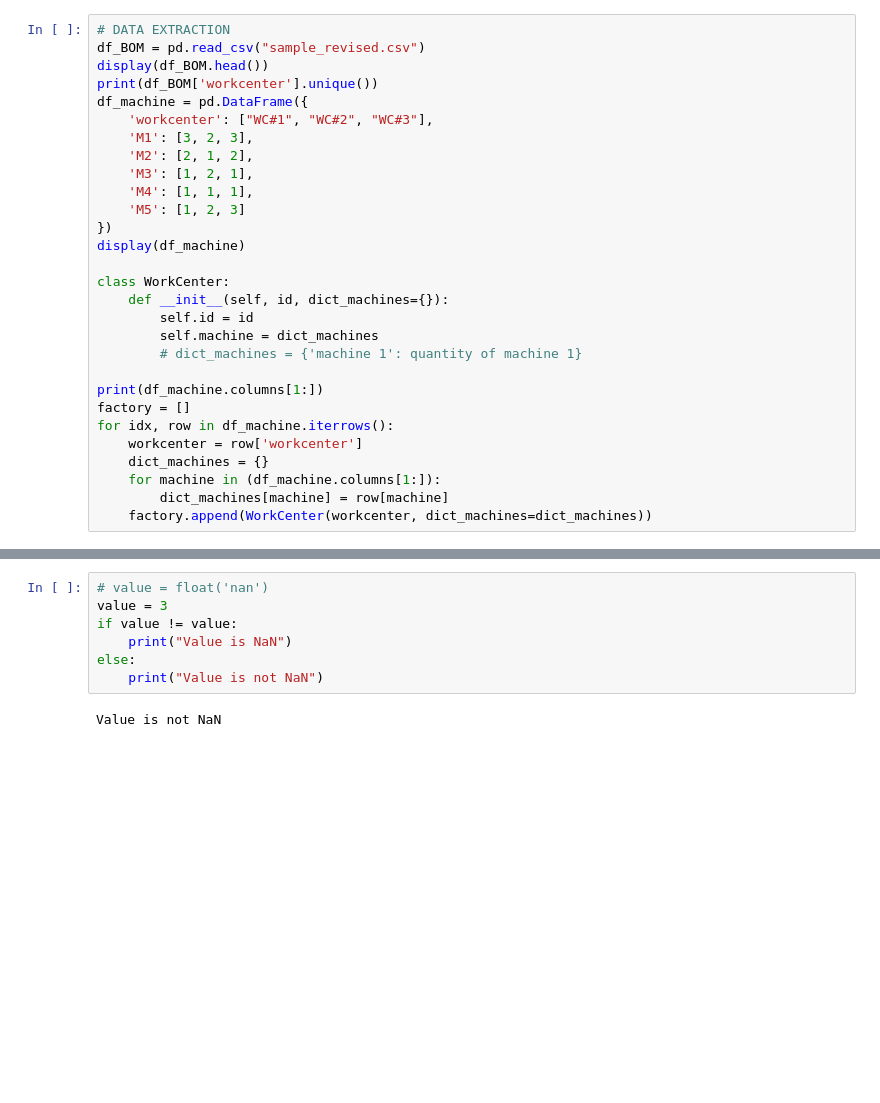
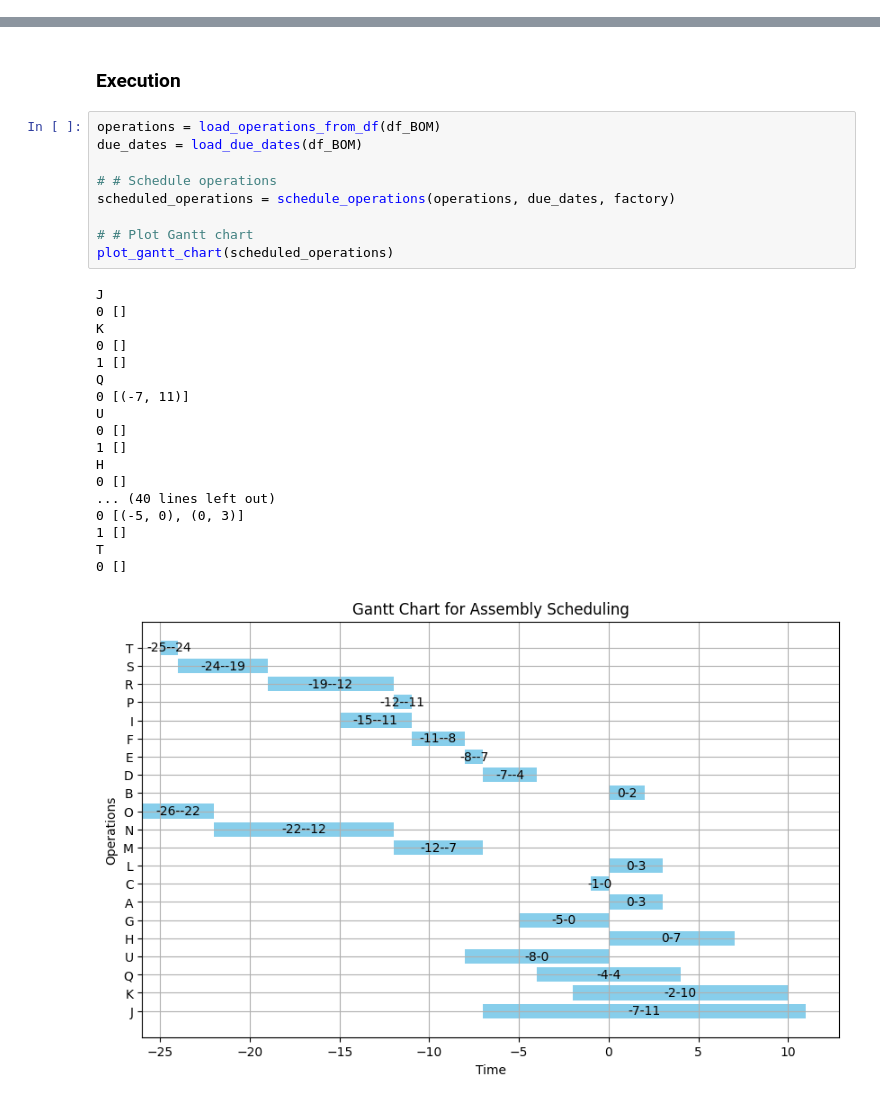
Before and after one commit to nathanansel28/40.014-ESA, a Jupyter notebook: 02_TestingHeuristics/LETSA_heuristic_new.ipynb, the cells around one changed output, grey strips where cells are left out. Saved outputs shown, nothing was run; the diff lists cells and outputs as text; blank space fills up the shorter version.

```diff
--- a/02_TestingHeuristics/LETSA_heuristic_new.ipynb
+++ b/02_TestingHeuristics/LETSA_heuristic_new.ipynb
@@ -7,29 +7,0 @@ from datetime import datetime
-# %%
-# DATA EXTRACTION
-df_BOM = pd.read_csv("sample_revised.csv")
-display(df_BOM.head())
-print(df_BOM['workcenter'].unique())
-df_machine = pd.DataFrame({
-    'workcenter': ["WC#1", "WC#2", "WC#3"],
-    'M1': [3, 2, 3],
-    'M2': [2, 1, 2],
-    'M3': [1, 2, 1],
-    'M4': [1, 1, 1],
-    'M5': [1, 2, 3]
-})
-display(df_machine)
-
-class WorkCenter:
-    def __init__(self, id, dict_machines={}):
-        self.id = id
-        self.machine = dict_machines
-        # dict_machines = {'machine 1': quantity of machine 1}
-
-print(df_machine.columns[1:])
-factory = []
-for idx, row in df_machine.iterrows():
-    workcenter = row['workcenter']
-    dict_machines = {}
-    for machine in (df_machine.columns[1:]):
-        dict_machines[machine] = row[machine]
-    factory.append(WorkCenter(workcenter, dict_machines=dict_machines))
@@ -238,9 +264,30 @@ None
-# %%
-# value = float('nan')
-value = 3
-if value != value:
-    print("Value is NaN")
-else:
-    print("Value is not NaN")
-# %% [output]
-Value is not NaN
+# %% [markdown]
+### Execution
+# %%
+operations = load_operations_from_df(df_BOM)
+due_dates = load_due_dates(df_BOM)
+
+# # Schedule operations
+scheduled_operations = schedule_operations(operations, due_dates, factory)
+
+# # Plot Gantt chart
+plot_gantt_chart(scheduled_operations)
+# %% [output]
+J
+0 []
+K
+0 []
+1 []
+Q
+0 [(-7, 11)]
+U
+0 []
+1 []
+H
+0 []
+... (40 lines left out)
+0 [(-5, 0), (0, 3)]
+1 []
+T
+0 []
+[figure, added]
```
Also changed, not shown: parts of 12 cells of this notebook, 1 other file.
